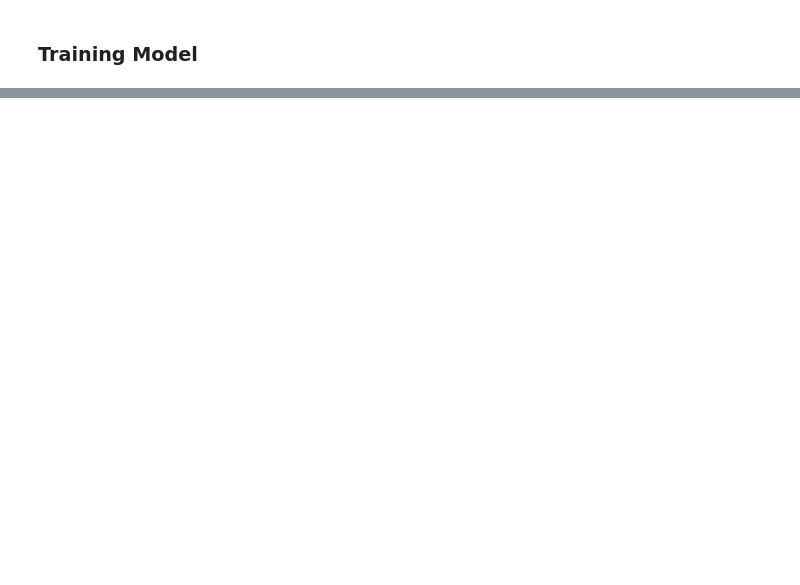
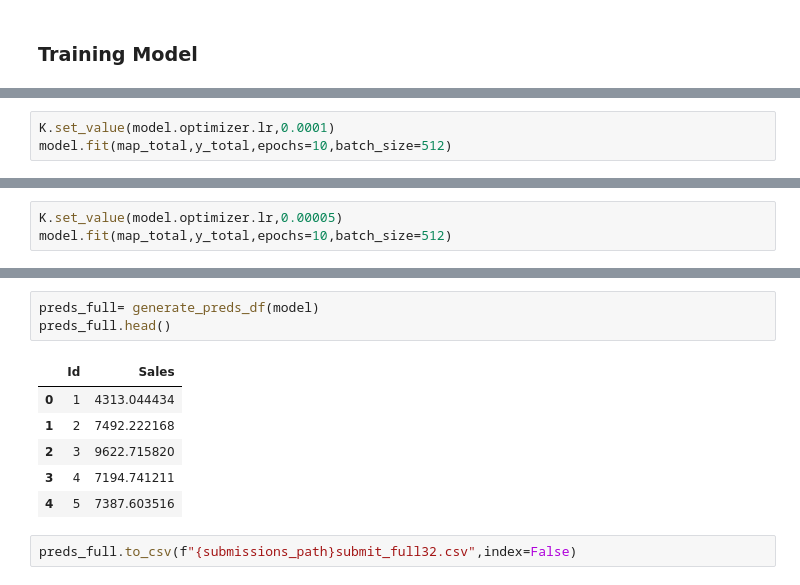
Before and after one commit to airisdata/Rossmann, a Jupyter notebook: rossman_without_log_scaling.ipynb, the cells around one changed output, grey strips where cells are left out. Saved outputs shown, nothing was run; the diff lists cells and outputs as text; blank space fills up the shorter version.

```diff
--- a/rossman_without_log_scaling.ipynb
+++ b/rossman_without_log_scaling.ipynb
@@ -856,0 +920,3 @@ with open("./tboard_logs/projector_config.pbtxt","w") as f:
+# %%
+K.set_value(model.optimizer.lr,0.0001)
+model.fit(map_total,y_total,epochs=10,batch_size=512)
@@ -856,0 +945,3 @@ with open("./tboard_logs/projector_config.pbtxt","w") as f:
+# %%
+K.set_value(model.optimizer.lr,0.00005)
+model.fit(map_total,y_total,epochs=10,batch_size=512)
@@ -856,0 +970,12 @@ with open("./tboard_logs/projector_config.pbtxt","w") as f:
+# %%
+preds_full= generate_preds_df(model)
+preds_full.head()
+# %% [output]
+|  | Id | Sales |
+| 0 | 1 | 4313.044434 |
+| 1 | 2 | 7492.222168 |
+| 2 | 3 | 9622.715820 |
+| 3 | 4 | 7194.741211 |
+| 4 | 5 | 7387.603516 |
+# %%
+preds_full.to_csv(f"{submissions_path}submit_full32.csv",index=False)
```
Also changed, not shown: parts of 82 cells of this notebook, 25 other files.
